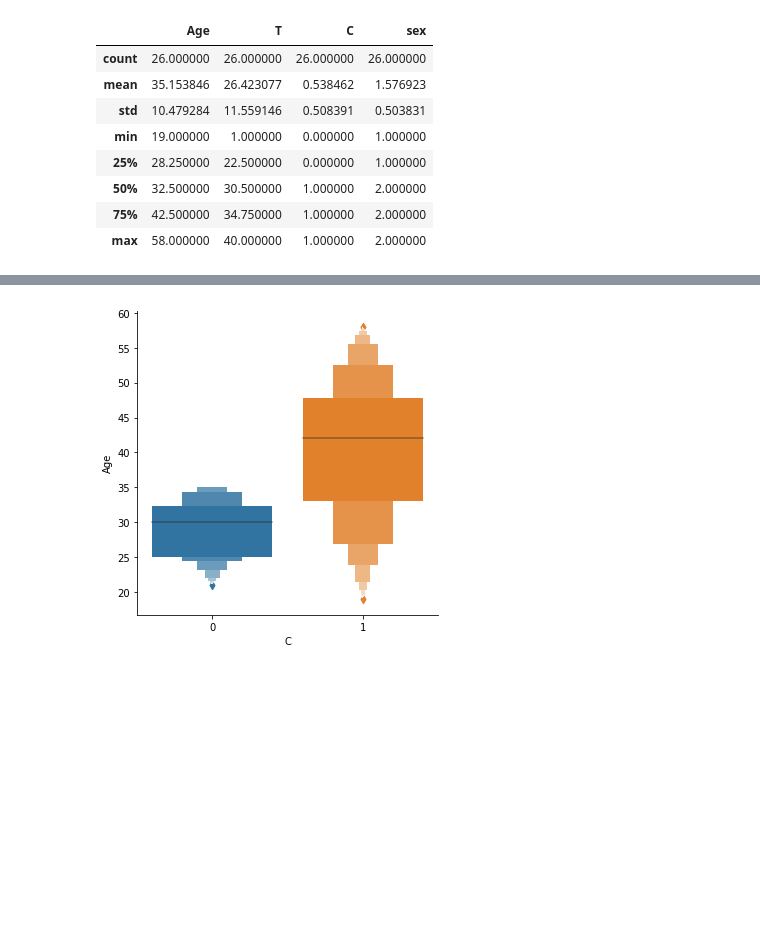
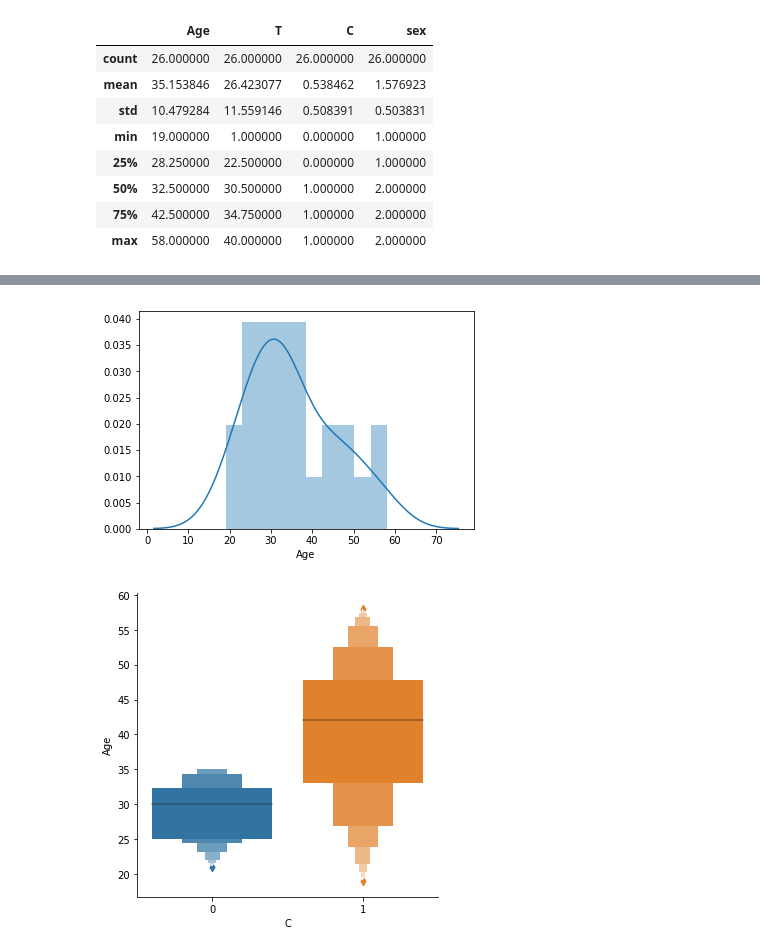
Before and after one commit to zuzannna/can-you-survive-this, a Jupyter notebook: SurvivalAnalysisExample.ipynb, the cells around one changed output, grey strips where cells are left out. Drawn from its saved outputs; the diff is of its cells as text; code cells hidden in the pictures; blank space fills up the shorter version.

```diff
--- a/SurvivalAnalysisExample.ipynb
+++ b/SurvivalAnalysisExample.ipynb
@@ -52,3 +112,7 @@ plt.hist(df.Age);
+# %%
+sns.distplot(df["Age"], bins=10);
+# %% [output]
+[figure, added]
 # %%
 sns.catplot(x="C", y="Age", kind="boxen",
             data=df.sort_values("C"));
```
Also changed, not shown: parts of 5 cells of this notebook.
